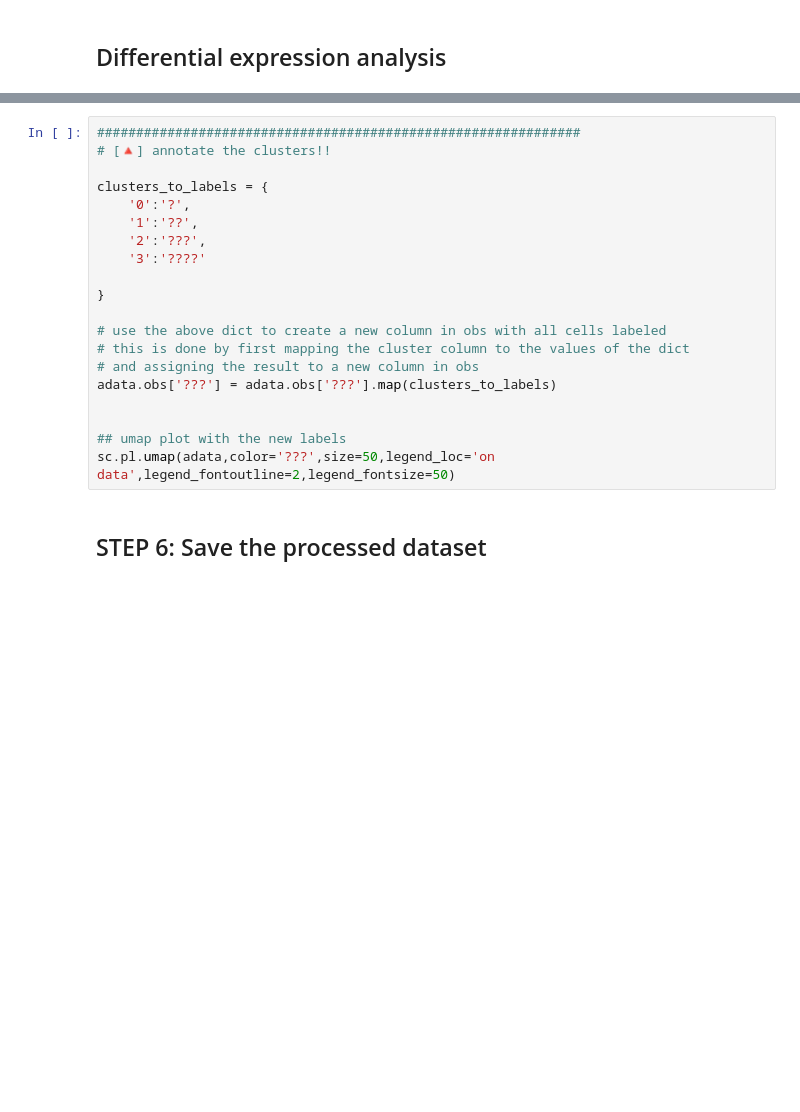
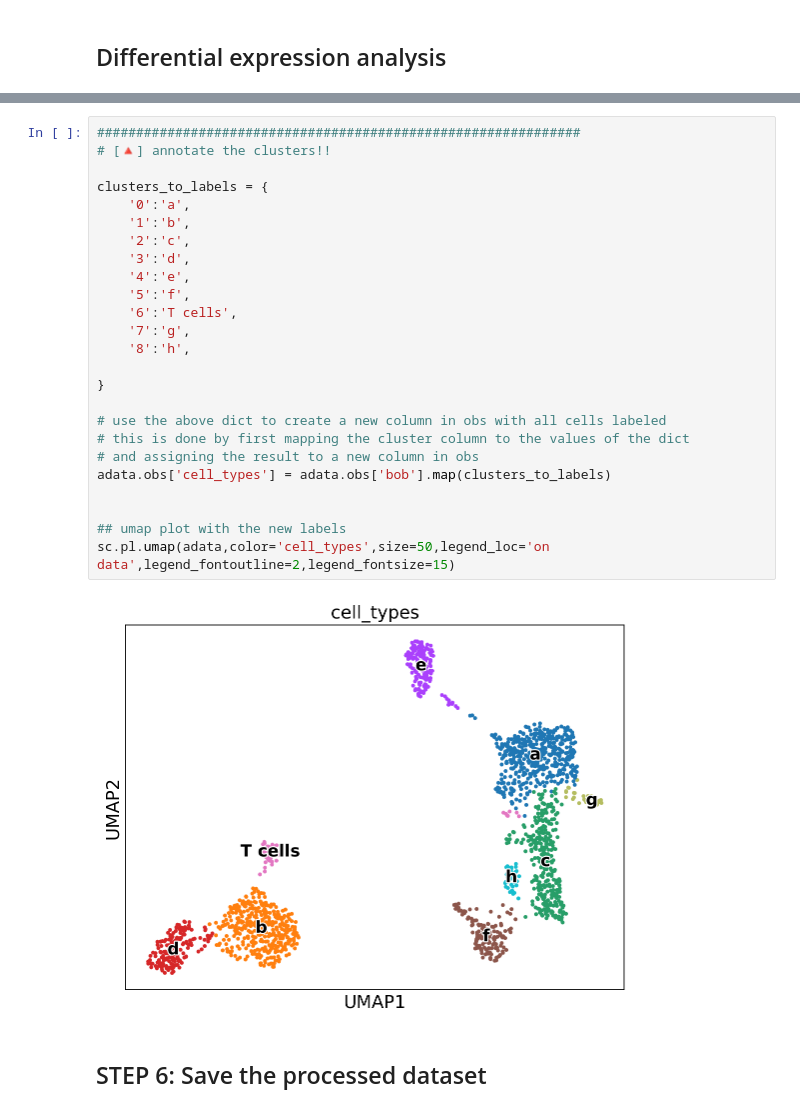
Before and after one commit to jack-reid-1/JReid_225a, a Jupyter notebook: bms225a_ds_workshop_3_student_notebook_2025.ipynb, the cells around one changed output, grey strips where cells are left out. Cells and saved outputs as stored; diff of their text form; blank space fills up the shorter version.

```diff
--- a/bms225a_ds_workshop_3_student_notebook_2025.ipynb
+++ b/bms225a_ds_workshop_3_student_notebook_2025.ipynb
@@ -558,23 +580,30 @@ sc.pl.rank_genes_groups_dotplot(adata,
 # %%
 ##############################################################
 # [🔺] annotate the clusters!!
 
 clusters_to_labels = {
-    '0':'?',
-    '1':'??',
-    '2':'???',
-    '3':'????'
+    '0':'a',
+    '1':'b',
+    '2':'c',
+    '3':'d',
+    '4':'e',
+    '5':'f',
+    '6':'T cells',
+    '7':'g',
+    '8':'h',
 
 }
 
 # use the above dict to create a new column in obs with all cells labeled
 # this is done by first mapping the cluster column to the values of the dict
 # and assigning the result to a new column in obs
-adata.obs['???'] = adata.obs['???'].map(clusters_to_labels)
+adata.obs['cell_types'] = adata.obs['bob'].map(clusters_to_labels)
 
 
 ## umap plot with the new labels
-sc.pl.umap(adata,color='???',size=50,legend_loc='on data',legend_fontoutline=2,legend_fontsize=50)
+sc.pl.umap(adata,color='cell_types',size=50,legend_loc='on data',legend_fontoutline=2,legend_fontsize=15)
+# %% [output]
+[figure, added]
 # %% [markdown]
 ## STEP 6: Save the processed dataset
 # %%
```
Also changed, not shown: parts of 9 cells of this notebook.
